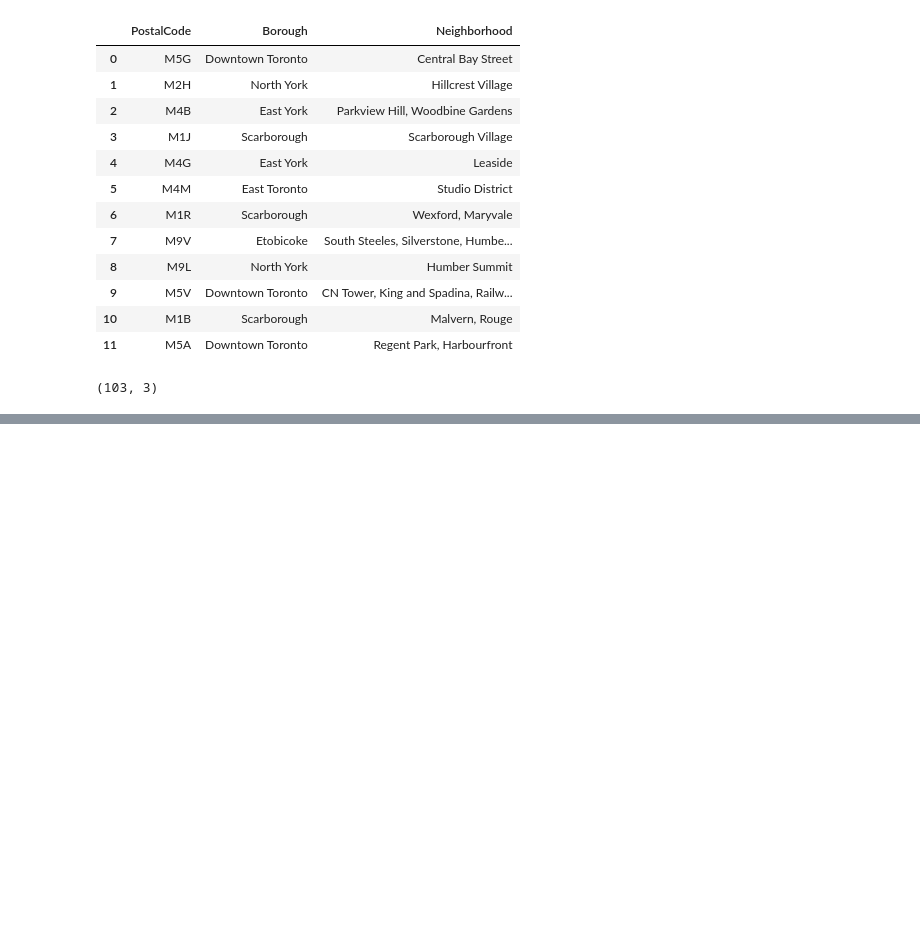
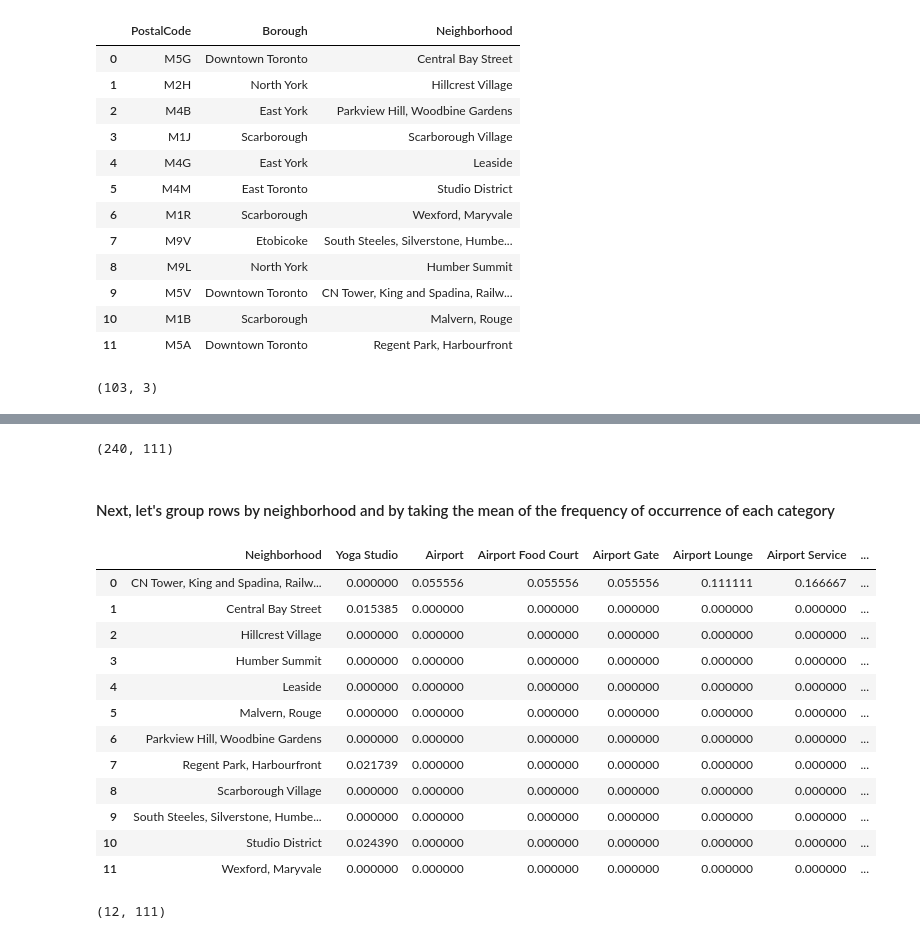
Before and after one commit to GuillaumeRUE/Coursera_Capstone, a Jupyter notebook: Week3-Part1.ipynb, the cells around one changed output, grey strips where cells are left out. Cells and saved outputs as stored; diff of their text form; code cells hidden in the pictures; blank space fills up the shorter version.

```diff
--- a/Week3-Part1.ipynb
+++ b/Week3-Part1.ipynb
@@ -135,0 +173,11 @@ toronto_df_grouped.shape
+# %%
+# create a new test dataframe
+column_names = ["PostalCode", "Borough", "Neighborhood", "Latitude", "Longitude"]
+toronto_df = pd.DataFrame(columns=column_names)
+
+test_list = ["M5G", "M2H", "M4B", "M1J", "M4G", "M4M", "M1R", "M9V", "M9L", "M5V", "M1B", "M5A"]
+
+for postcode in test_list:
+    toronto_df = toronto_df.append(toronto_df_new[toronto_df_new["PostalCode"]==postcode], ignore_index=True)
+
+toronto_df
@@ -135,0 +233,11 @@ toronto_df_grouped.shape
+# %%
+CLIENT_ID = 'YJANUI0ZZ00OH301GOKDJPFGLI4LVRR1FSXUNPJRP4NUBFJR' # your Foursquare ID
+CLIENT_SECRET = '0XKKMIZFKUHKKJEJD4QV4XINTI0P2LOKHYWBOGDKHLCDU452' # your Foursquare Secret
+VERSION = '20180605' # Foursquare API version
+
+print('Your credentails:')
+print('CLIENT_ID: ' + CLIENT_ID)
+print('CLIENT_SECRET:' + CLIENT_SECRET)
+
+LIMIT = 100 # limit of number of venues returned by Foursquare API
+radius = 500 # define radius
@@ -135,0 +300,5 @@ toronto_df_grouped.shape
+# %%
+toronto_venues = getNearbyVenues(names=toronto_df['Neighborhood'],
+                                   latitudes=toronto_df['Latitude'],
+                                   longitudes=toronto_df['Longitude']
+                                  )
@@ -135,0 +356,12 @@ toronto_df_grouped.shape
+# %%
+# one hot encoding
+toronto_onehot = pd.get_dummies(toronto_venues[['Venue Category']], prefix="", prefix_sep="")
+
+# add neighborhood column back to dataframe
+toronto_onehot['Neighborhood'] = toronto_venues['Neighborhood']
+
+# move neighborhood column to the first column
+fixed_columns = [toronto_onehot.columns[-1]] + list(toronto_onehot.columns[:-1])
+toronto_onehot = toronto_onehot[fixed_columns]
+
+toronto_onehot.head()
@@ -135,0 +375,28 @@ toronto_df_grouped.shape
+# %%
+#Check new df size
+toronto_onehot.shape
+# %% [output]
+(240, 111)
+# %% [markdown]
+#### Next, let's group rows by neighborhood and by taking the mean of the frequency of occurrence of each category
+# %%
+toronto_grouped = toronto_onehot.groupby('Neighborhood').mean().reset_index()
+toronto_grouped
+# %% [output]
+|  | Neighborhood | Yoga Studio | Airport | Airport Food Court | Airport Gate | Airport Lounge | Airport Service | ... |
+| 0 | CN Tower, King and Spadina, Railw... | 0.000000 | 0.055556 | 0.055556 | 0.055556 | 0.111111 | 0.166667 | ... |
+| 1 | Central Bay Street | 0.015385 | 0.000000 | 0.000000 | 0.000000 | 0.000000 | 0.000000 | ... |
+| 2 | Hillcrest Village | 0.000000 | 0.000000 | 0.000000 | 0.000000 | 0.000000 | 0.000000 | ... |
+| 3 | Humber Summit | 0.000000 | 0.000000 | 0.000000 | 0.000000 | 0.000000 | 0.000000 | ... |
+| 4 | Leaside | 0.000000 | 0.000000 | 0.000000 | 0.000000 | 0.000000 | 0.000000 | ... |
+| 5 | Malvern, Rouge | 0.000000 | 0.000000 | 0.000000 | 0.000000 | 0.000000 | 0.000000 | ... |
+| 6 | Parkview Hill, Woodbine Gardens | 0.000000 | 0.000000 | 0.000000 | 0.000000 | 0.000000 | 0.000000 | ... |
+| 7 | Regent Park, Harbourfront | 0.021739 | 0.000000 | 0.000000 | 0.000000 | 0.000000 | 0.000000 | ... |
+| 8 | Scarborough Village | 0.000000 | 0.000000 | 0.000000 | 0.000000 | 0.000000 | 0.000000 | ... |
+| 9 | South Steeles, Silverstone, Humbe... | 0.000000 | 0.000000 | 0.000000 | 0.000000 | 0.000000 | 0.000000 | ... |
+| 10 | Studio District | 0.024390 | 0.000000 | 0.000000 | 0.000000 | 0.000000 | 0.000000 | ... |
+| 11 | Wexford, Maryvale | 0.000000 | 0.000000 | 0.000000 | 0.000000 | 0.000000 | 0.000000 | ... |
+# %%
+toronto_grouped.shape
+# %% [output]
+(12, 111)
```
Also changed, not shown: parts of 38 cells of this notebook.
